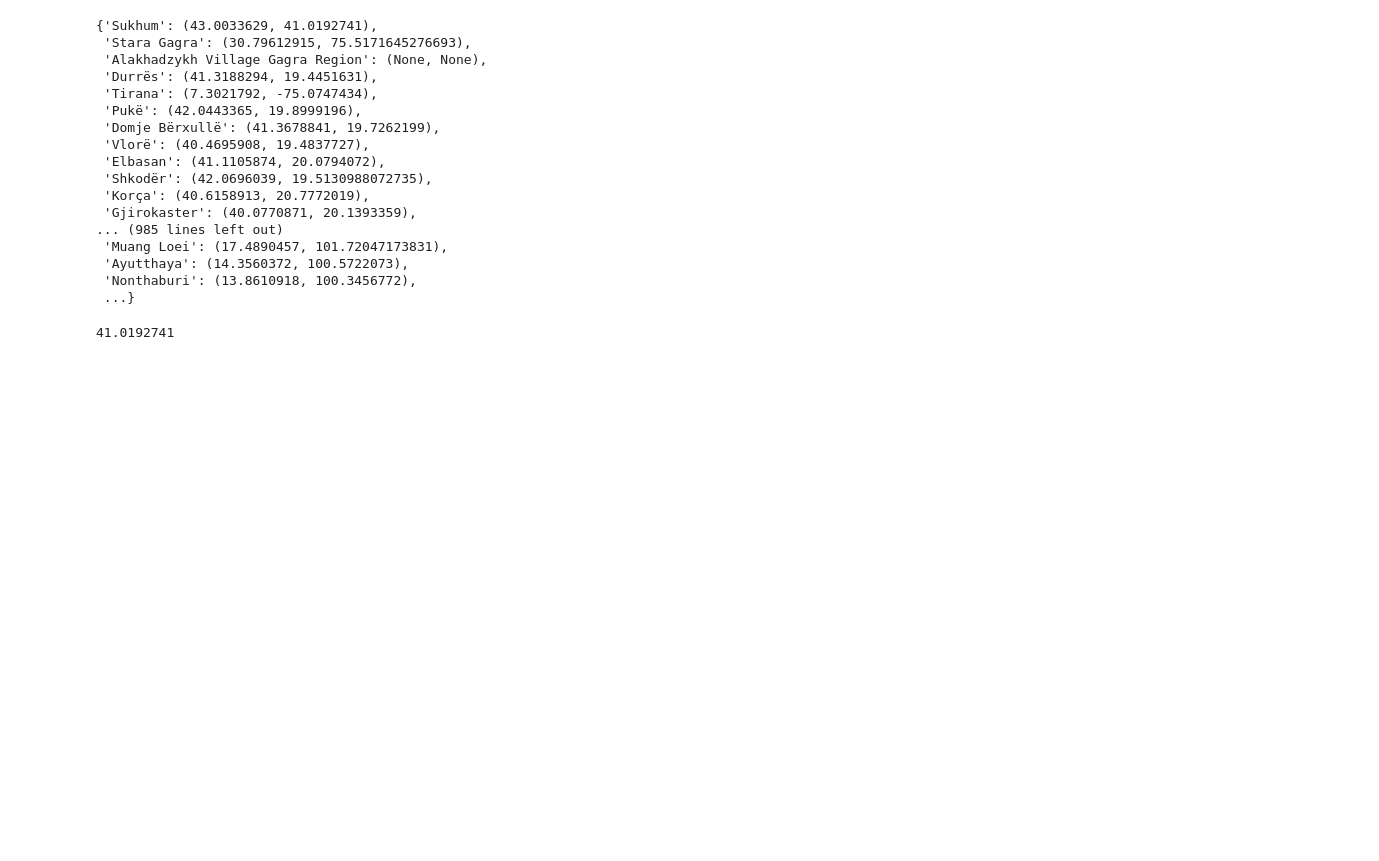
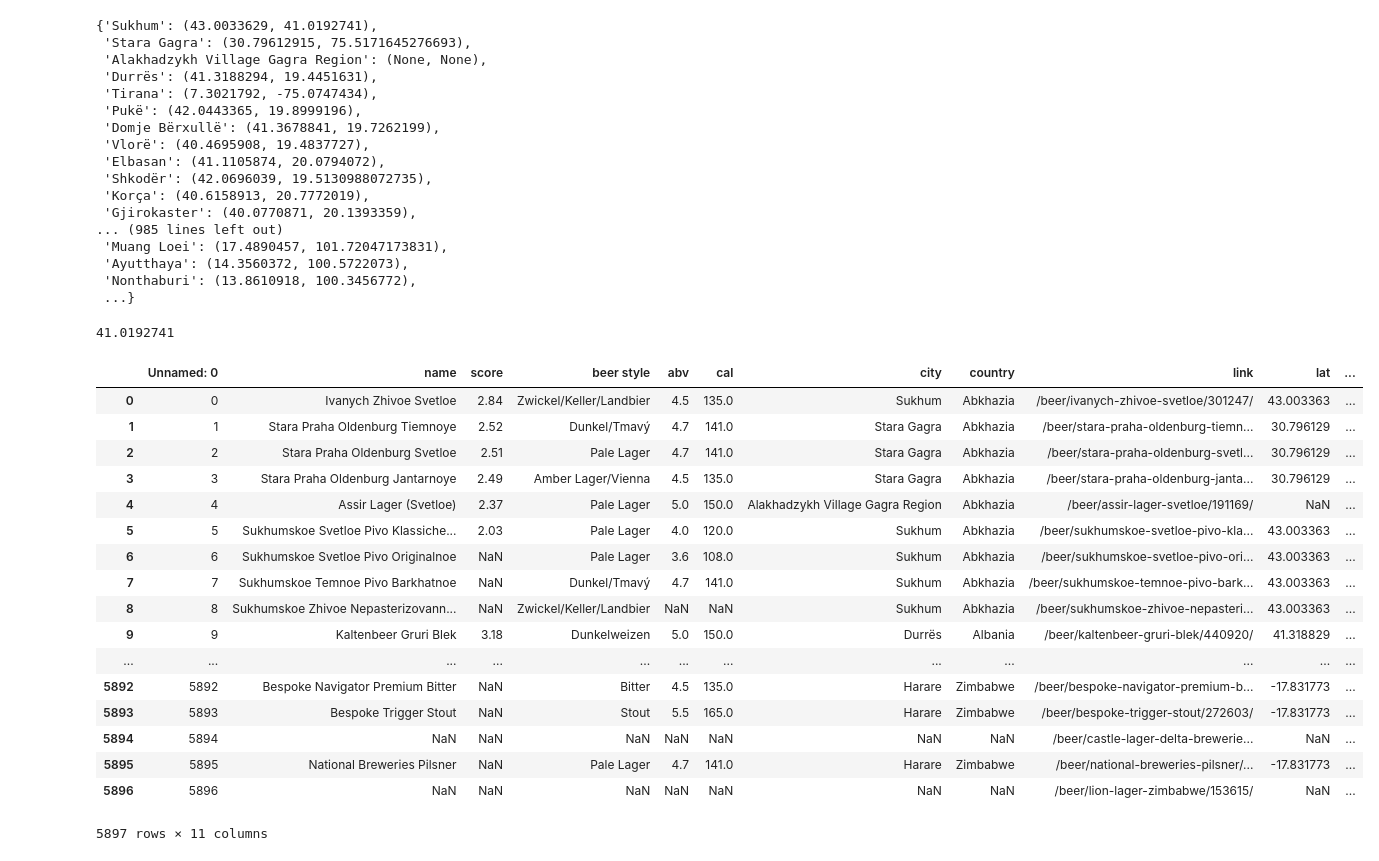
Before and after one commit to montalex/COM-480-Data-Visualization, a Jupyter notebook: get_locations.ipynb, the cells around one changed output. Drawn from its saved outputs; the diff is of its cells as text; code cells hidden in the pictures; blank space fills up the shorter version.

```diff
--- a/get_locations.ipynb
+++ b/get_locations.ipynb
@@ -126,3 +126,5 @@ df['lat'] = [new_dict.get(c, (None, None))[0] for c in df['city']]
 df['lon'] = [new_dict.get(c, (None, None))[1] for c in df['city']]
 # %%
 df.to_csv('Data/ratebeer_dataset_all_with_loc.csv')
+# %%
+locs_df = pd.read_csv('Data/ratebeer_dataset_all_with_loc.csv')
@@ -128,0 +133,21 @@ df.to_csv('Data/ratebeer_dataset_all_with_loc.csv')
+# %%
+locs_df
+# %% [output]
+|  | Unnamed: 0 | name | score | beer style | abv | cal | city | country | link | lat | ... |
+| 0 | 0 | Ivanych Zhivoe Svetloe | 2.84 | Zwickel/Keller/Landbier | 4.5 | 135.0 | Sukhum | Abkhazia | /beer/ivanych-zhivoe-svetloe/301247/ | 43.003363 | ... |
+| 1 | 1 | Stara Praha Oldenburg Tiemnoye | 2.52 | Dunkel/Tmavý | 4.7 | 141.0 | Stara Gagra | Abkhazia | /beer/stara-praha-oldenburg-tiemn... | 30.796129 | ... |
+| 2 | 2 | Stara Praha Oldenburg Svetloe | 2.51 | Pale Lager | 4.7 | 141.0 | Stara Gagra | Abkhazia | /beer/stara-praha-oldenburg-svetl... | 30.796129 | ... |
+| 3 | 3 | Stara Praha Oldenburg Jantarnoye | 2.49 | Amber Lager/Vienna | 4.5 | 135.0 | Stara Gagra | Abkhazia | /beer/stara-praha-oldenburg-janta... | 30.796129 | ... |
+| 4 | 4 | Assir Lager (Svetloe) | 2.37 | Pale Lager | 5.0 | 150.0 | Alakhadzykh Village Gagra Region | Abkhazia | /beer/assir-lager-svetloe/191169/ | NaN | ... |
+| 5 | 5 | Sukhumskoe Svetloe Pivo Klassiche... | 2.03 | Pale Lager | 4.0 | 120.0 | Sukhum | Abkhazia | /beer/sukhumskoe-svetloe-pivo-kla... | 43.003363 | ... |
+| 6 | 6 | Sukhumskoe Svetloe Pivo Originalnoe | NaN | Pale Lager | 3.6 | 108.0 | Sukhum | Abkhazia | /beer/sukhumskoe-svetloe-pivo-ori... | 43.003363 | ... |
+| 7 | 7 | Sukhumskoe Temnoe Pivo Barkhatnoe | NaN | Dunkel/Tmavý | 4.7 | 141.0 | Sukhum | Abkhazia | /beer/sukhumskoe-temnoe-pivo-bark... | 43.003363 | ... |
+| 8 | 8 | Sukhumskoe Zhivoe Nepasterizovann... | NaN | Zwickel/Keller/Landbier | NaN | NaN | Sukhum | Abkhazia | /beer/sukhumskoe-zhivoe-nepasteri... | 43.003363 | ... |
+| 9 | 9 | Kaltenbeer Gruri Blek | 3.18 | Dunkelweizen | 5.0 | 150.0 | Durrës | Albania | /beer/kaltenbeer-gruri-blek/440920/ | 41.318829 | ... |
+| ... | ... | ... | ... | ... | ... | ... | ... | ... | ... | ... | ... |
+| 5892 | 5892 | Bespoke Navigator Premium Bitter | NaN | Bitter | 4.5 | 135.0 | Harare | Zimbabwe | /beer/bespoke-navigator-premium-b... | -17.831773 | ... |
+| 5893 | 5893 | Bespoke Trigger Stout | NaN | Stout | 5.5 | 165.0 | Harare | Zimbabwe | /beer/bespoke-trigger-stout/272603/ | -17.831773 | ... |
+| 5894 | 5894 | NaN | NaN | NaN | NaN | NaN | NaN | NaN | /beer/castle-lager-delta-brewerie... | NaN | ... |
+| 5895 | 5895 | National Breweries Pilsner | NaN | Pale Lager | 4.7 | 141.0 | Harare | Zimbabwe | /beer/national-breweries-pilsner/... | -17.831773 | ... |
+| 5896 | 5896 | NaN | NaN | NaN | NaN | NaN | NaN | NaN | /beer/lion-lager-zimbabwe/153615/ | NaN | ... |
+5897 rows × 11 columns
```
Also changed, not shown: parts of 6 cells of this notebook, 8 other files.
